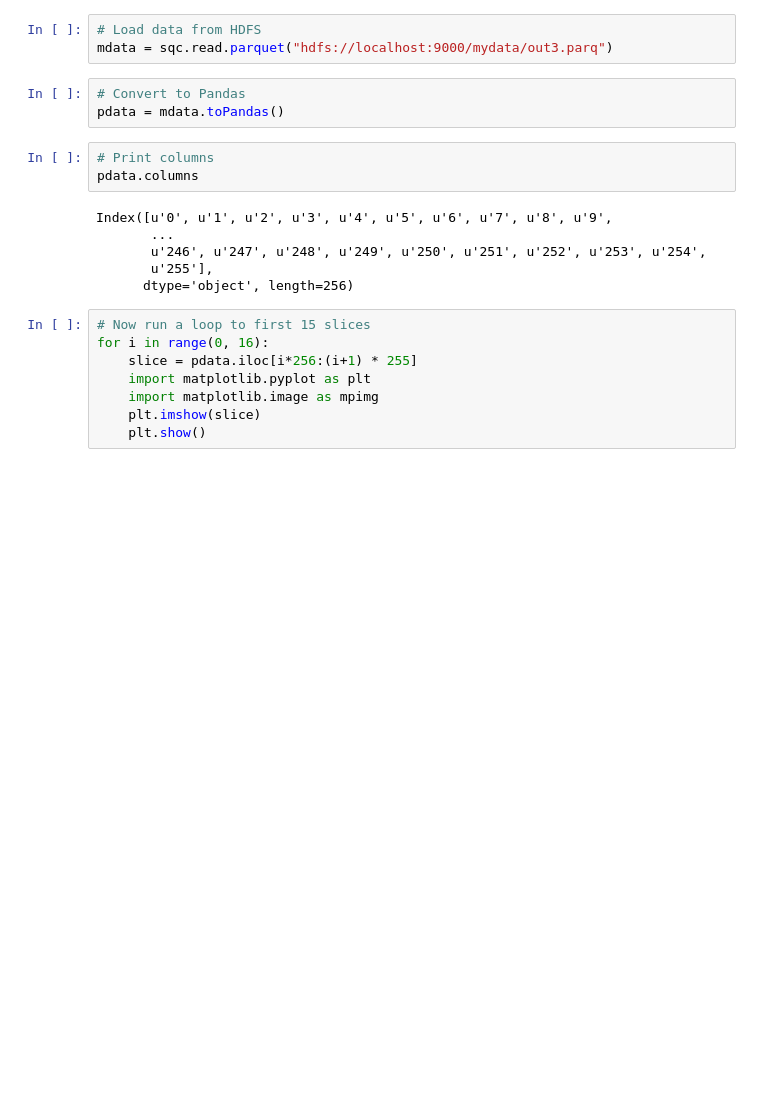
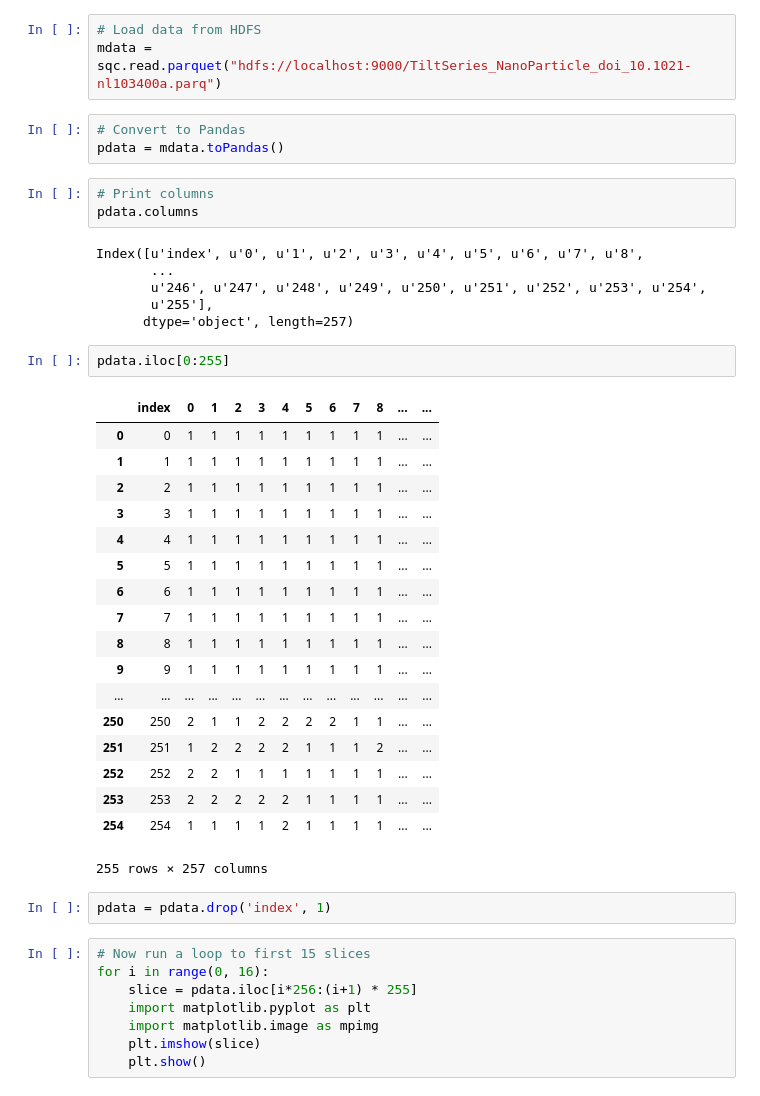
Before and after one commit to OpenDataAnalytics/etl, a Jupyter notebook: verify_hdfs_import.ipynb, the cells around one changed output. Cells and saved outputs as stored; diff of their text form; blank space fills up the shorter version.

Commit message:
Saving data as int32 for Spark
To read data in Spark, one needs int32 or int64

```diff
--- a/verify_hdfs_import.ipynb
+++ b/verify_hdfs_import.ipynb
@@ -6,7 +6,7 @@ import pyspark
 sqc = pyspark.sql.SQLContext(sc)
 # %%
 # Load data from HDFS
-mdata = sqc.read.parquet("hdfs://localhost:9000/mydata/out3.parq")
+mdata = sqc.read.parquet("hdfs://localhost:9000/TiltSeries_NanoParticle_doi_10.1021-nl103400a.parq")
 # %%
 # Convert to Pandas
 pdata = mdata.toPandas()
@@ -14,11 +14,34 @@ pdata = mdata.toPandas()
 # Print columns
 pdata.columns
 # %% [output]
-Index([u'0', u'1', u'2', u'3', u'4', u'5', u'6', u'7', u'8', u'9',
+Index([u'index', u'0', u'1', u'2', u'3', u'4', u'5', u'6', u'7', u'8',
        ...
        u'246', u'247', u'248', u'249', u'250', u'251', u'252', u'253', u'254',
        u'255'],
-      dtype='object', length=256)
+      dtype='object', length=257)
+# %%
+pdata.iloc[0:255]
+# %% [output]
+|  | index | 0 | 1 | 2 | 3 | 4 | 5 | 6 | 7 | 8 | ... | ... |
+| 0 | 0 | 1 | 1 | 1 | 1 | 1 | 1 | 1 | 1 | 1 | ... | ... |
+| 1 | 1 | 1 | 1 | 1 | 1 | 1 | 1 | 1 | 1 | 1 | ... | ... |
+| 2 | 2 | 1 | 1 | 1 | 1 | 1 | 1 | 1 | 1 | 1 | ... | ... |
+| 3 | 3 | 1 | 1 | 1 | 1 | 1 | 1 | 1 | 1 | 1 | ... | ... |
+| 4 | 4 | 1 | 1 | 1 | 1 | 1 | 1 | 1 | 1 | 1 | ... | ... |
+| 5 | 5 | 1 | 1 | 1 | 1 | 1 | 1 | 1 | 1 | 1 | ... | ... |
+| 6 | 6 | 1 | 1 | 1 | 1 | 1 | 1 | 1 | 1 | 1 | ... | ... |
+| 7 | 7 | 1 | 1 | 1 | 1 | 1 | 1 | 1 | 1 | 1 | ... | ... |
+| 8 | 8 | 1 | 1 | 1 | 1 | 1 | 1 | 1 | 1 | 1 | ... | ... |
+| 9 | 9 | 1 | 1 | 1 | 1 | 1 | 1 | 1 | 1 | 1 | ... | ... |
+| ... | ... | ... | ... | ... | ... | ... | ... | ... | ... | ... | ... | ... |
+| 250 | 250 | 2 | 1 | 1 | 2 | 2 | 2 | 2 | 1 | 1 | ... | ... |
+| 251 | 251 | 1 | 2 | 2 | 2 | 2 | 1 | 1 | 1 | 2 | ... | ... |
+| 252 | 252 | 2 | 2 | 1 | 1 | 1 | 1 | 1 | 1 | 1 | ... | ... |
+| 253 | 253 | 2 | 2 | 2 | 2 | 2 | 1 | 1 | 1 | 1 | ... | ... |
+| 254 | 254 | 1 | 1 | 1 | 1 | 2 | 1 | 1 | 1 | 1 | ... | ... |
+255 rows × 257 columns
+# %%
+pdata = pdata.drop('index', 1)
 # %%
 # Now run a loop to first 15 slices
 for i in range(0, 16):
```
Also changed, not shown: 1 other file.
